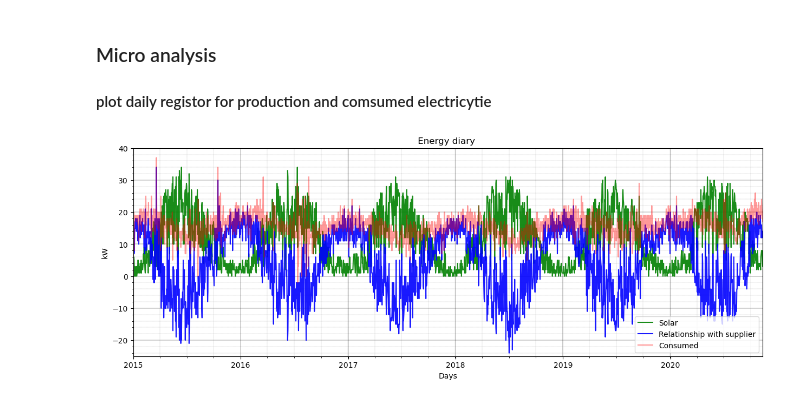
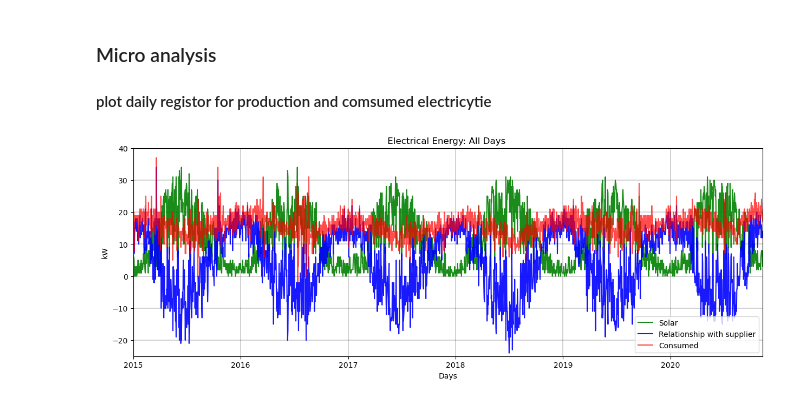
Before and after one commit to Bruno-H-Neves/ML--files, a Jupyter notebook: PV_Analysis.ipynb, the cells around one changed output. Saved outputs shown, nothing was run; the diff lists cells and outputs as text; code cells hidden in the pictures.

```diff
--- a/PV_Analysis.ipynb
+++ b/PV_Analysis.ipynb
@@ -63,10 +63,12 @@ max              36469.000000            34.000000    29.000000
 # %% [markdown]
 ### Processing Dtype Object
 # %%
-PV_DF['date']= pd.to_datetime(PV_DF['date'], format='%d/%m/%Y')
-PV_DF['day']= PV_DF['date'].dt.day
-PV_DF['month']= PV_DF['date'].dt.month
-PV_DF['year']= PV_DF['date'].dt.year
+def DateTime(df):
+    df['date']= pd.to_datetime(df['date'], format='%d/%m/%Y')
+    df['day']= df['date'].dt.day
+    df['month']= df['date'].dt.month
+    df['year']= df['date'].dt.year
+    return df
 # %% [markdown]
 ### For macro economic analysis we need the energy.
 ### Energy(Wh) is obtained by performing the time integral(h) of power(W)
@@ -99,6 +101,7 @@ plt.show()
 Columns=['date','KWh_Electric','KWh_Gas','KWh_Solar']
 Energy_day_df=pd.DataFrame(columns=Columns)
 Energy_day_df['date']=PV_DF['date']
+Energy_day_df=DateTime(Energy_day_df)
 Energy_day_df['KWh_Electric']=PV_DF['kWh electricity/day']
 Energy_day_df['KWh_Gas'] = PV_DF['Gas/day']
 Energy_day_df['KWh_Solar']= dataset['Cumulative_solar_power'].diff()
@@ -108,18 +111,16 @@ Energy_day_df['KWh_consumed']=Energy_day_df['KWh_Solar']+Energy_day_df['KWh_Elec
 # %%
 _, ax = plt.subplots(figsize=(15, 5))
 
 sns.lineplot(data=Energy_day_df, x="date", y="KWh_Solar", label='Solar', alpha=0.9,color='green')
 sns.lineplot(data=Energy_day_df, x="date", y="KWh_Electric", label='Relationship with supplier',alpha=0.9,color='blue')
-sns.lineplot(data=Energy_day_df, x="date", y="KWh_consumed", label='Consumed',alpha=0.4,color='red')
-plt.title(' Energy diary  ')
+sns.lineplot(data=Energy_day_df, x="date", y="KWh_consumed", label='Consumed',alpha=0.7,color='red')
+plt.title(' Electrical Energy: All Days  ')
 plt.xlabel('Days'), plt.ylabel('kW')
-ax.set_axisbelow(True)
-ax.minorticks_on()
-ax.grid(which='major', linestyle='-', linewidth=0.25, color='black',)
-ax.grid(which='minor', linestyle=':', linewidth=0.25, color='black', alpha=0.7)
+plt.grid(which='major', linestyle='-', linewidth=0.25, color='black')
+plt.grid(which='minor', linestyle=':', linewidth=0.25, color='black')
 ax.set_ylim(-25,40);
-
 ax.set_xlim([datetime(2015,1,1), datetime(2020,11,10)]);
+plt.legend()
 plt.show()
 # %% [output]
-[figure, old version]
+[figure, new version]
```
Also changed, not shown: parts of 8 cells of this notebook, 1 other file.
